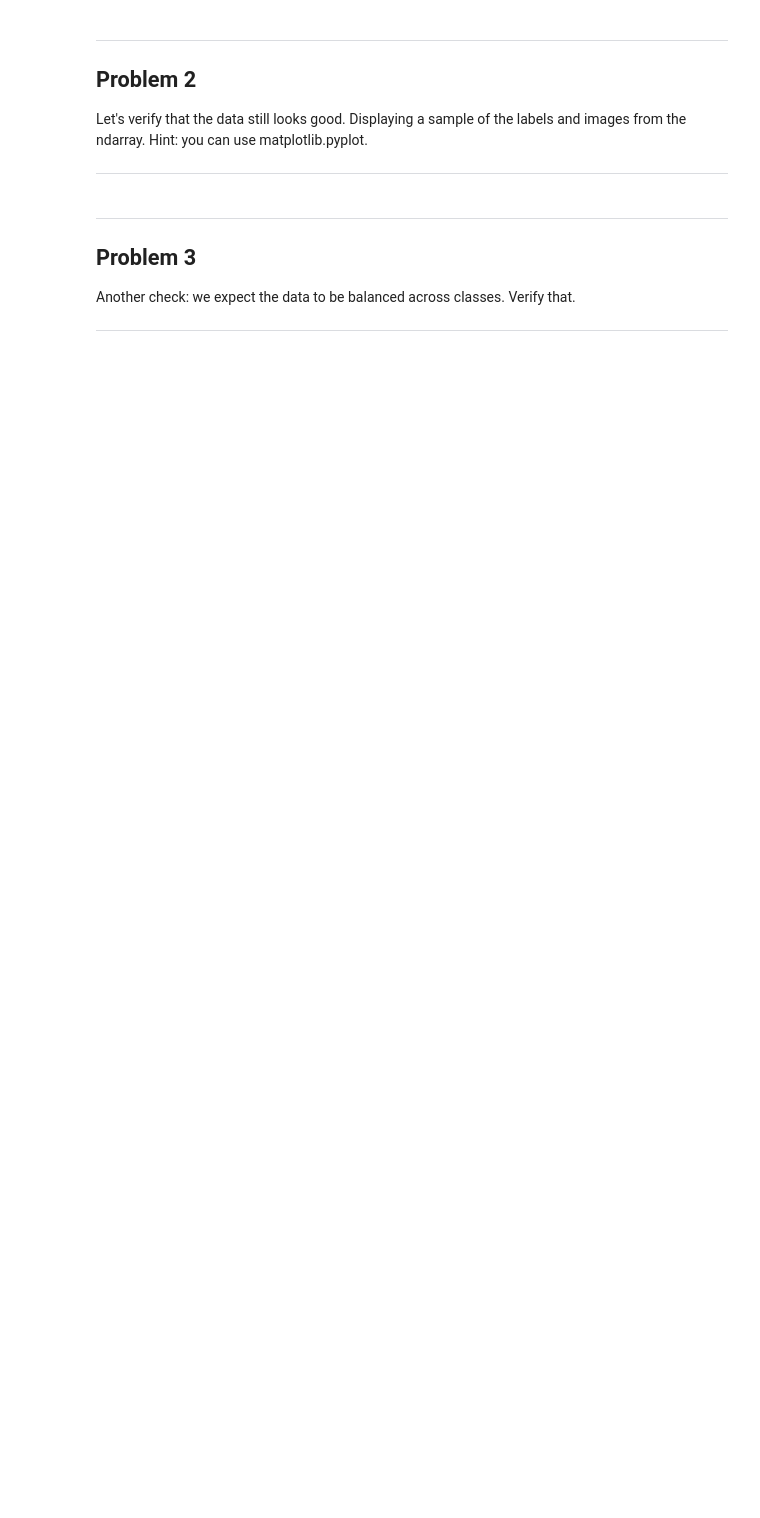
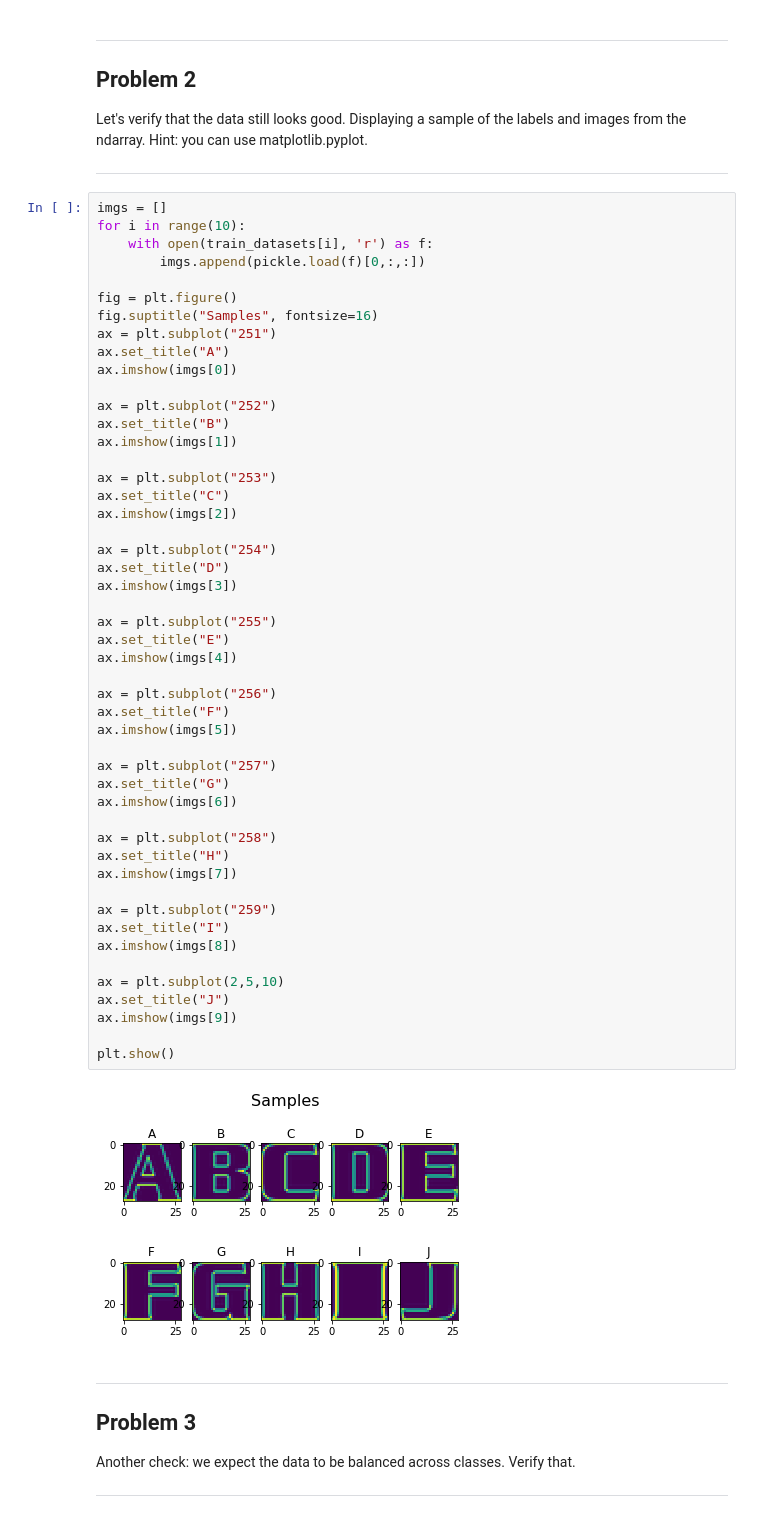
Before and after one commit to peluz/deep-learning-udacity, a Jupyter notebook: 1_notmnist.ipynb, the cells around one changed output. Saved outputs shown, nothing was run; the diff lists cells and outputs as text; blank space fills up the shorter version.

```diff
--- a/1_notmnist.ipynb
+++ b/1_notmnist.ipynb
@@ -210,6 +207,57 @@ Problem 2
 Let's verify that the data still looks good. Displaying a sample of the labels and images from the ndarray. Hint: you can use matplotlib.pyplot.
 
 ---
+# %%
+imgs = []
+for i in range(10):
+    with open(train_datasets[i], 'r') as f:
+        imgs.append(pickle.load(f)[0,:,:])
+
+fig = plt.figure()
+fig.suptitle("Samples", fontsize=16)
+ax = plt.subplot("251")
+ax.set_title("A")
+ax.imshow(imgs[0])
+
+ax = plt.subplot("252")
+ax.set_title("B")
+ax.imshow(imgs[1])
+
+ax = plt.subplot("253")
+ax.set_title("C")
+ax.imshow(imgs[2])
+
+ax = plt.subplot("254")
+ax.set_title("D")
+ax.imshow(imgs[3])
+
+ax = plt.subplot("255")
+ax.set_title("E")
+ax.imshow(imgs[4])
+
+ax = plt.subplot("256")
+ax.set_title("F")
+ax.imshow(imgs[5])
+
+ax = plt.subplot("257")
+ax.set_title("G")
+ax.imshow(imgs[6])
+
+ax = plt.subplot("258")
+ax.set_title("H")
+ax.imshow(imgs[7])
+
+ax = plt.subplot("259")
+ax.set_title("I")
+ax.imshow(imgs[8])
+
+ax = plt.subplot(2,5,10)
+ax.set_title("J")
+ax.imshow(imgs[9])
+
+plt.show()
+# %% [output]
+[figure, added]
 # %% [markdown]
 ---
 Problem 3
```
Also changed, not shown: parts of 11 cells of this notebook, 1 other file.
